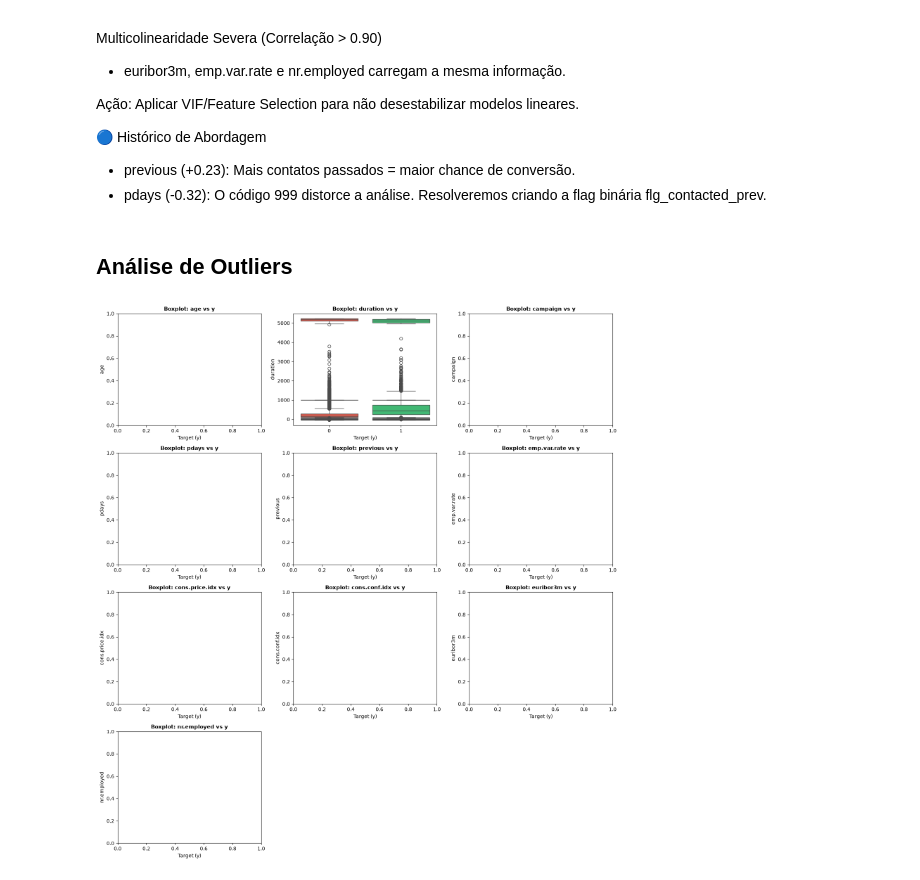
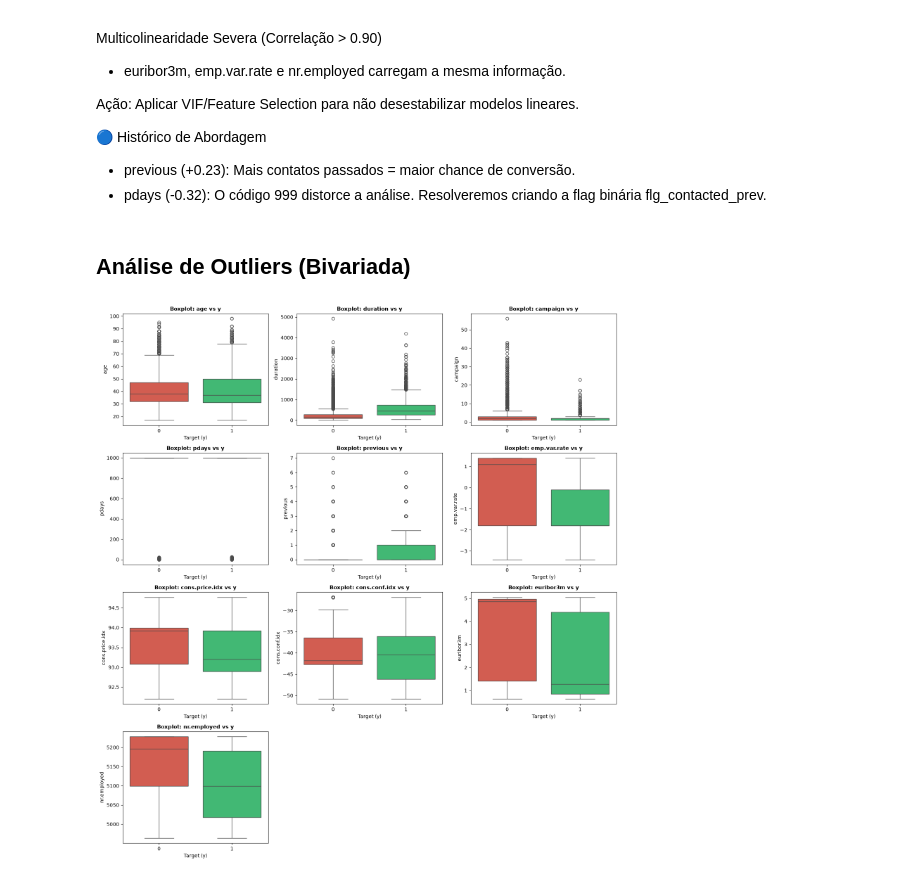
Before and after one commit to Felipeglnd/bank-marketing, a Jupyter notebook: notebooks/01_data-exploration.ipynb, the cells around one changed output. Saved outputs shown, nothing was run; the diff lists cells and outputs as text; code cells hidden in the pictures.

```diff
--- a/notebooks/01_data-exploration.ipynb
+++ b/notebooks/01_data-exploration.ipynb
@@ -306,7 +306,7 @@ Ação: Aplicar VIF/Feature Selection para não desestabilizar modelos lineares.
 - previous (+0.23): Mais contatos passados = maior chance de conversão.
 - pdays (-0.32): O código 999 distorce a análise. Resolveremos criando a flag binária flg_contacted_prev.
 # %% [markdown]
-## Análise de Outliers
+## Análise de Outliers (Bivariada)
 # %%
 def boxplots(df, target_col='y', ncols_grid=3):
     """
@@ -346,7 +346,7 @@ def boxplots(df, target_col='y', ncols_grid=3):
             data=df,
             x=target_col,
             y=col,
-            ax=axes[1],
+            ax=axes[i],
             palette=palettle,
             hue=target_col,
             legend=False
@@ -367,6 +367,6 @@ def boxplots(df, target_col='y', ncols_grid=3):
     plt.tight_layout()
     plt.show()
 # %%
-boxplots(df)
+boxplots(df, target_col='y', ncols_grid=3)
 # %% [output]
-[figure, old version]
+[figure, new version]
```
Also changed, not shown: parts of 3 cells of this notebook.
